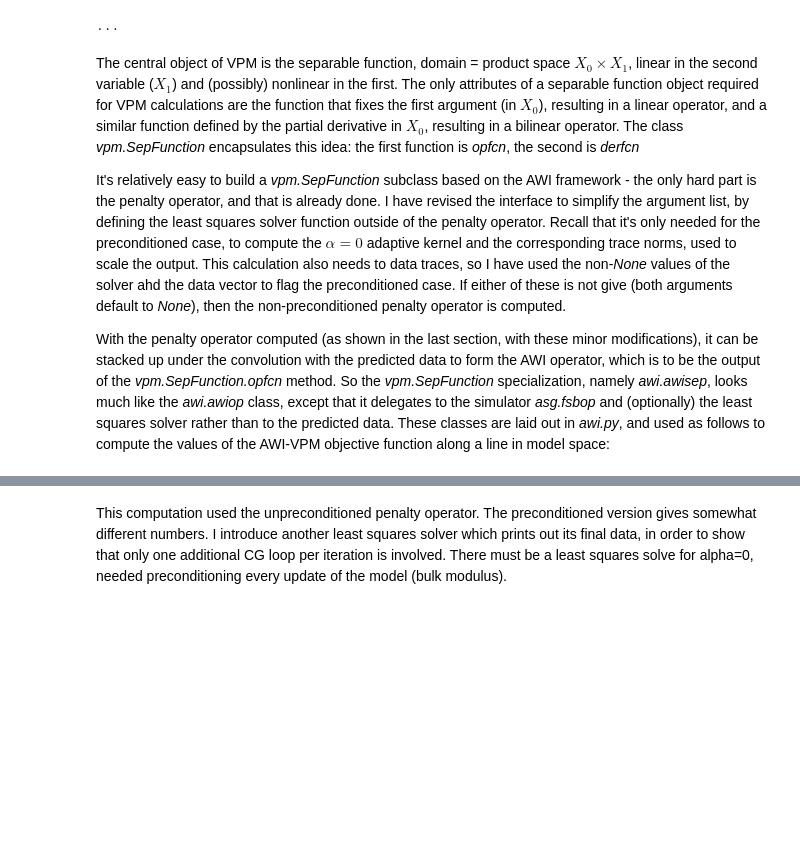
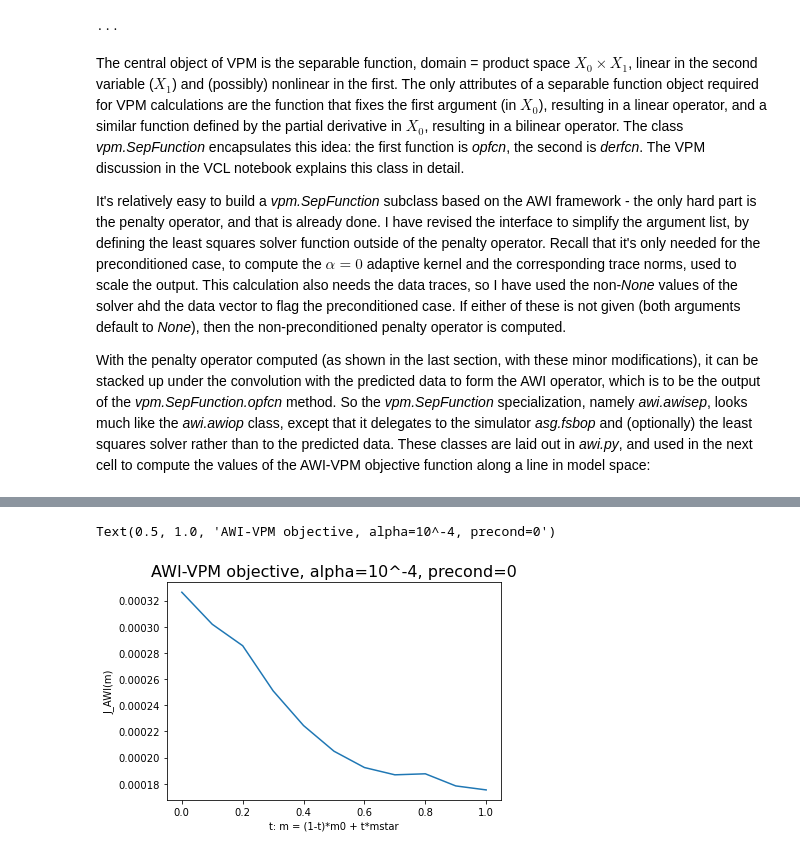
Before and after one commit to wwsorcas/trip, a Jupyter notebook: pyrvl/awivc.ipynb, the cells around one changed output, grey strips where cells are left out. Saved outputs shown, nothing was run; the diff lists cells and outputs as text; code cells hidden in the pictures; blank space fills up the shorter version.

Commit message:
done with AWI-VPM value comp

```diff
--- a/pyrvl/awivc.ipynb
+++ b/pyrvl/awivc.ipynb
@@ -1268,12 +1069,15 @@ print('...')
 # %% [output]
 ...
 # %% [markdown]
-The central object of VPM is the separable function, domain = product space $X_0 \times X_1$, linear in the second variable ($X_1$) and (possibly) nonlinear in the first. The only attributes of a separable function object required for VPM calculations are the function that fixes the first argument (in $X_0$), resulting in a linear operator, and a similar function defined by the partial derivative in $X_0$, resulting in a bilinear operator. The class *vpm.SepFunction* encapsulates this idea: the first function is *opfcn*, the second is *derfcn*
+The central object of VPM is the separable function, domain = product space $X_0 \times X_1$, linear in the second variable ($X_1$) and (possibly) nonlinear in the first. The only attributes of a separable function object required for VPM calculations are the function that fixes the first argument (in $X_0$), resulting in a linear operator, and a similar function defined by the partial derivative in $X_0$, resulting in a bilinear operator. The class *vpm.SepFunction* encapsulates this idea: the first function is *opfcn*, the second is *derfcn*. The VPM discussion in the VCL notebook explains this class in detail.
 
-It's relatively easy to build a *vpm.SepFunction* subclass based on the AWI framework - the only hard part is the penalty operator, and that is already done. I have revised the interface to simplify the argument list, by defining the least squares solver function outside of the penalty operator. Recall that it's only needed for the preconditioned case, to compute the $\alpha=0$ adaptive kernel and the corresponding trace norms, used to scale the output. This calculation also needs to data traces, so I have used the non-*None* values of the solver ahd the data vector to flag the preconditioned case. If either of these is not give (both arguments default to *None*), then the non-preconditioned penalty operator is computed.
+It's relatively easy to build a *vpm.SepFunction* subclass based on the AWI framework - the only hard part is the penalty operator, and that is already done. I have revised the interface to simplify the argument list, by defining the least squares solver function outside of the penalty operator. Recall that it's only needed for the preconditioned case, to compute the $\alpha=0$ adaptive kernel and the corresponding trace norms, used to scale the output. This calculation also needs the data traces, so I have used the non-*None* values of the solver ahd the data vector to flag the preconditioned case. If either of these is not given (both arguments default to *None*), then the non-preconditioned penalty operator is computed.
 
-With the penalty operator computed (as shown in the last section, with these minor modifications), it can be stacked up under the convolution with the predicted data to form the AWI operator, which is to be the output of the *vpm.SepFunction.opfcn* method. So the *vpm.SepFunction* specialization, namely *awi.awisep*, looks much like the *awi.awiop* class, except that it delegates to the simulator *asg.fsbop* and (optionally) the least squares solver rather than to the predicted data. These classes are laid out in *awi.py*, and used as follows to compute the values of the AWI-VPM objective function along a line in model space:
+With the penalty operator computed (as shown in the last section, with these minor modifications), it can be stacked up under the convolution with the predicted data to form the AWI operator, which is to be the output of the *vpm.SepFunction.opfcn* method. So the *vpm.SepFunction* specialization, namely *awi.awisep*, looks much like the *awi.awiop* class, except that it delegates to the simulator *asg.fsbop* and (optionally) the least squares solver rather than to the predicted data. These classes are laid out in *awi.py*, and used in the next cell to compute the values of the AWI-VPM objective function along a line in model space:
 # %%
+# construct CG solver for internal AWI use
+sol = vcalg.cgne(kmax=20, eps=0.01, rho=0.01, verbose=0)
+
 # construct awisep, precond=0
 sep0 = awi.awisep(dom, rng, F, alpha=1.0e-4)
 
@@ -1283,15 +1087,24 @@ m0 = vcl.Vector(bulksp,'m0.rsf')
 # test bulkmod
 mt = vcl.Vector(bulksp)
 
-vals0 = []
+# sample t in [0,1]
+tval = []
+for i in range(11):
+    tval.append(float(i)/10.0)
 
-print('t        val')
+jval0 = []
+
+print('  t         j')
 for i in range(11):
-    t = float(i)/10.0
     mt.copy(m)
-    mt.linComb(1.0-t,m0,t)
+    mt.linComb(1.0-tval[i],m0,tval[i])
     j = vpm.vpmjet(mt, sep0, d, sol)
-    jval = j.value()
-    vals0.append([t, jval])
-    print('%6.2f     %10.4e' % (t, jval))
+    jval0.append(j.value())
+    print('%6.2f     %10.4e' % (tval[i], jval0[i]))
+
+import matplotlib.pyplot as plt
+plt.plot(tval, jval0)
+plt.xlabel('t: m = (1-t)*m0 + t*mstar')
+plt.ylabel('J_AWI(m)')
+plt.title('AWI-VPM objective, alpha=10^-4, precond=0', fontsize=16)
 # %% [output]
@@ -1310,2 +1123,2 @@ t        val
+Text(0.5, 1.0, 'AWI-VPM objective, alpha=10^-4, precond=0')
+[figure, added]
-# %% [markdown]
-This computation used the unpreconditioned penalty operator. The preconditioned version gives somewhat different numbers. I introduce another least squares solver which prints out its final data, in order to show that only one additional CG loop per iteration is involved. There must be a least squares solve for alpha=0, needed preconditioning every update of the model (bulk modulus).
```
Also changed, not shown: parts of 40 cells of this notebook.
